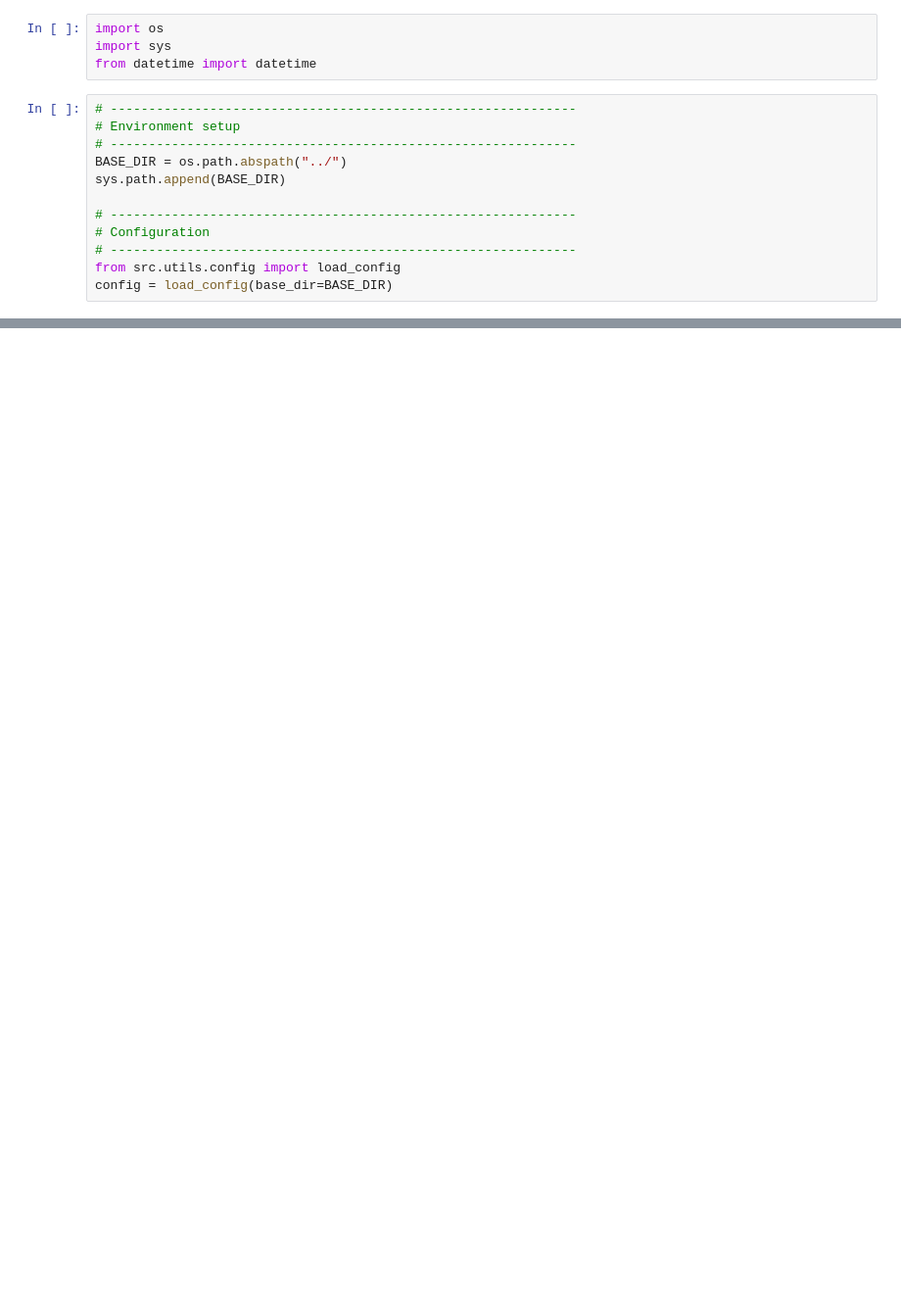
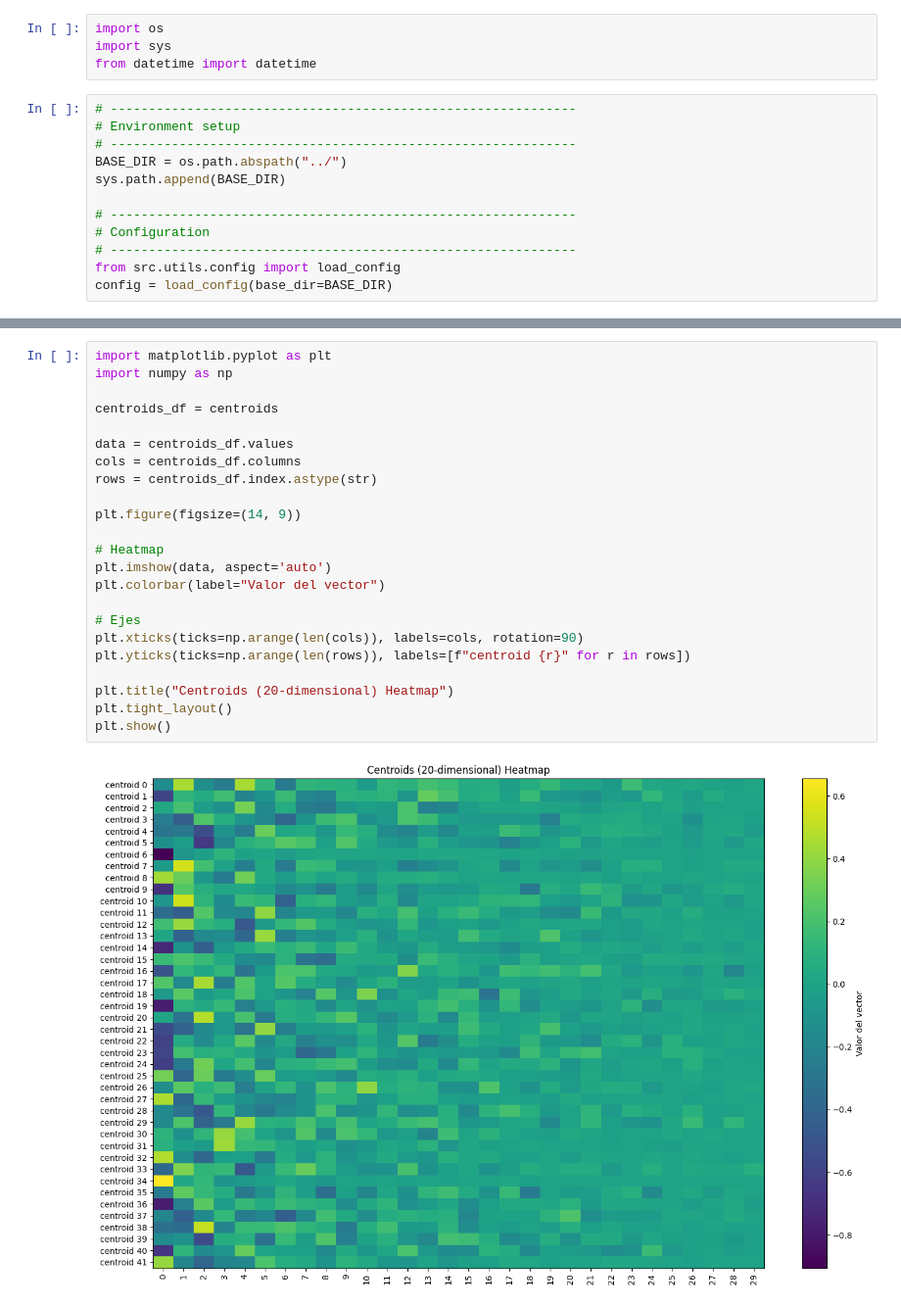
Before and after one commit to johnkbarrera/tensor_behavioral_pattern_mining, a Jupyter notebook: notebooks/p4_clustering.ipynb, the cells around one changed output, grey strips where cells are left out. Shown: that part at 98% size. Cells and saved outputs as stored; diff of their text form; blank space fills up the shorter version.

```diff
--- a/notebooks/p4_clustering.ipynb
+++ b/notebooks/p4_clustering.ipynb
@@ -149,0 +120,25 @@ print(f"⏱️ Total: {end_time - start_time:.2f} sec ({(end_time - start_time)/
+# %%
+import matplotlib.pyplot as plt
+import numpy as np
+
+centroids_df = centroids
+
+data = centroids_df.values
+cols = centroids_df.columns
+rows = centroids_df.index.astype(str)
+
+plt.figure(figsize=(14, 9))
+
+# Heatmap
+plt.imshow(data, aspect='auto')
+plt.colorbar(label="Valor del vector")
+
+# Ejes
+plt.xticks(ticks=np.arange(len(cols)), labels=cols, rotation=90)
+plt.yticks(ticks=np.arange(len(rows)), labels=[f"centroid {r}" for r in rows])
+
+plt.title("Centroids (20-dimensional) Heatmap")
+plt.tight_layout()
+plt.show()
+# %% [output]
+[figure, added]
```
Also changed, not shown: parts of 16 cells of this notebook.
